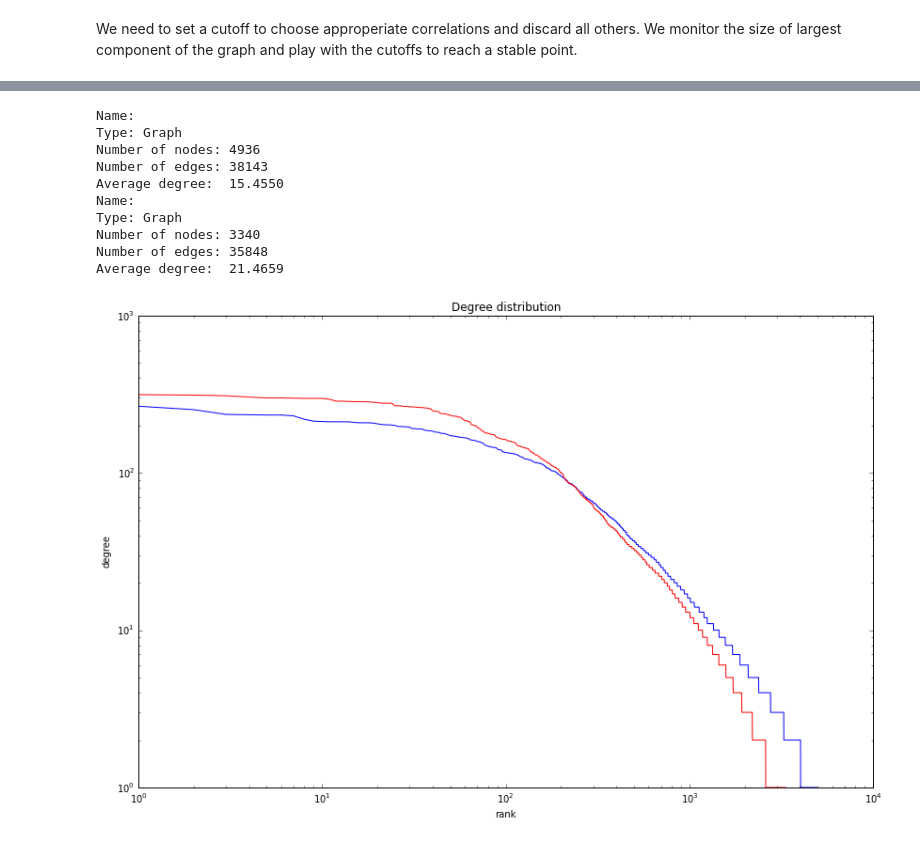
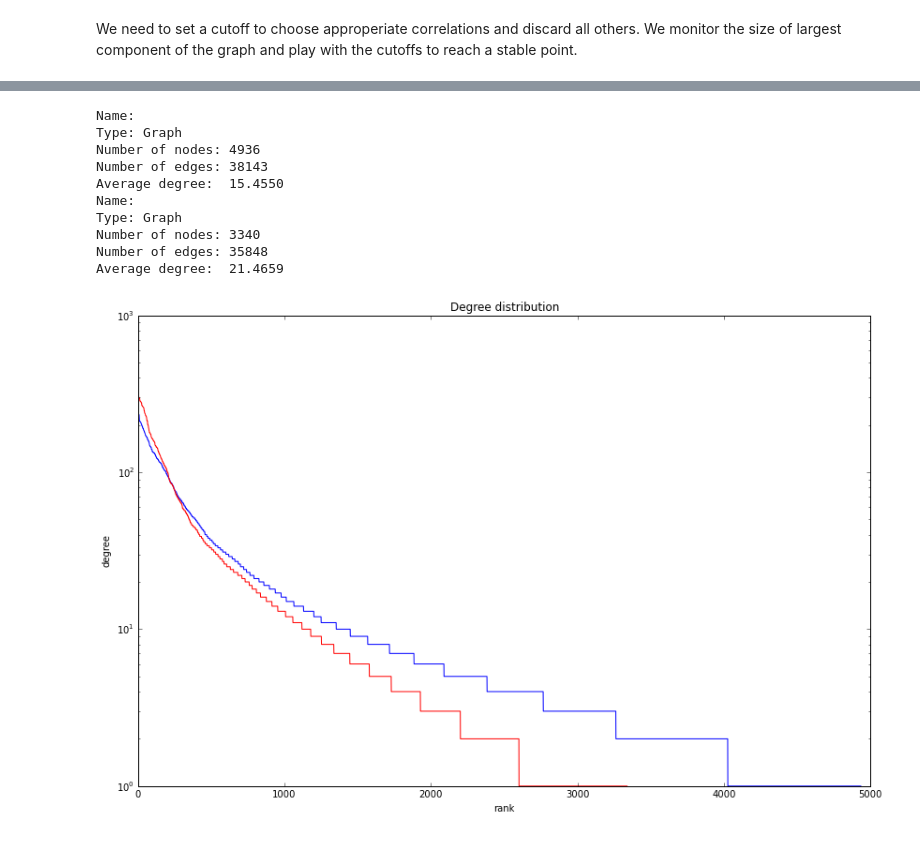
Before and after one commit to milani/cancer, a Jupyter notebook: gene-co-expression-network-construction.ipynb, the cells around one changed output, grey strips where cells are left out. Saved outputs shown, nothing was run; the diff lists cells and outputs as text; code cells hidden in the pictures.

Commit message:
A new graph!

```diff
--- a/gene-co-expression-network-construction.ipynb
+++ b/gene-co-expression-network-construction.ipynb
@@ -157,28 +141,28 @@ nx.write_weighted_edgelist(tumor_graph,"tumor-graph.edges")
 # %%
 %matplotlib inline
 import matplotlib.pyplot as plt
 fig = plt.figure()
 fig.set_size_inches(14, 9)
 
 normal_degree_seq=sorted(nx.degree(normal_gc).values(),reverse=True)
 tumor_degree_seq=sorted(nx.degree(tumor_gc).values(),reverse=True)
-plt.loglog(normal_degree_seq,color='blue')
+plt.semilogy(normal_degree_seq,color='blue')
 plt.title("Degree distribution")
 plt.ylabel("degree")
 plt.xlabel("rank")
-plt.loglog(tumor_degree_seq,color='red')
+plt.semilogy(tumor_degree_seq,color='red')
 
 print nx.info(normal_gc)
 print nx.info(tumor_gc)
 # %% [output]
 Name:
 Type: Graph
 Number of nodes: 4936
 Number of edges: 38143
 Average degree:  15.4550
 Name:
 Type: Graph
 Number of nodes: 3340
 Number of edges: 35848
 Average degree:  21.4659
-[figure, old version]
+[figure, new version]
```
Also changed, not shown: parts of 5 cells of this notebook.
